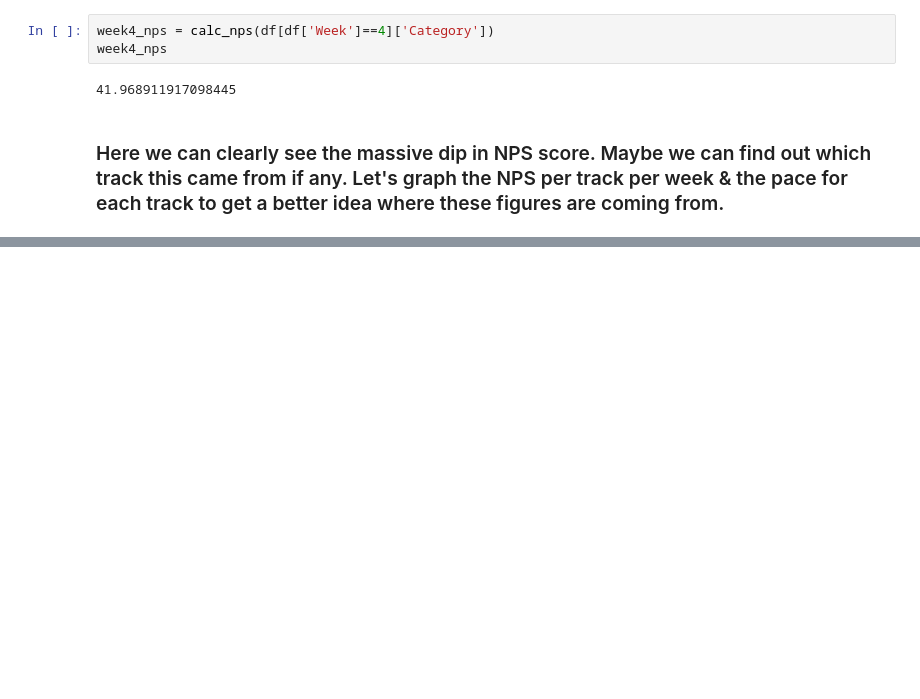
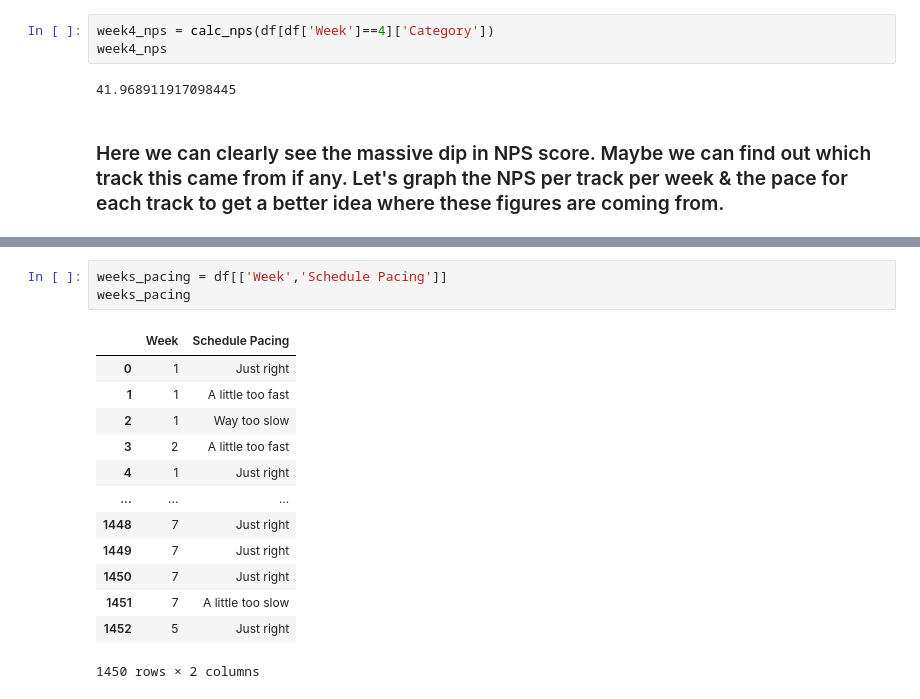
Before and after one commit to SamirIngley/NPS-Feedback, a Jupyter notebook: Midterm _NPS.ipynb, the cells around one changed output, grey strips where cells are left out. Drawn from its saved outputs; the diff is of its cells as text; blank space fills up the shorter version.

```diff
--- a/Midterm _NPS.ipynb
+++ b/Midterm _NPS.ipynb
@@ -556,0 +554,17 @@ SyntaxError: invalid syntax (<ipython-input-43-0af7dc8edac1>, line 2)
+# %%
+weeks_pacing = df[['Week','Schedule Pacing']]
+weeks_pacing
+# %% [output]
+|  | Week | Schedule Pacing |
+| 0 | 1 | Just right |
+| 1 | 1 | A little too fast |
+| 2 | 1 | Way too slow |
+| 3 | 2 | A little too fast |
+| 4 | 1 | Just right |
+| ... | ... | ... |
+| 1448 | 7 | Just right |
+| 1449 | 7 | Just right |
+| 1450 | 7 | Just right |
+| 1451 | 7 | A little too slow |
+| 1452 | 5 | Just right |
+1450 rows × 2 columns
```
Also changed, not shown: parts of 9 cells of this notebook.
